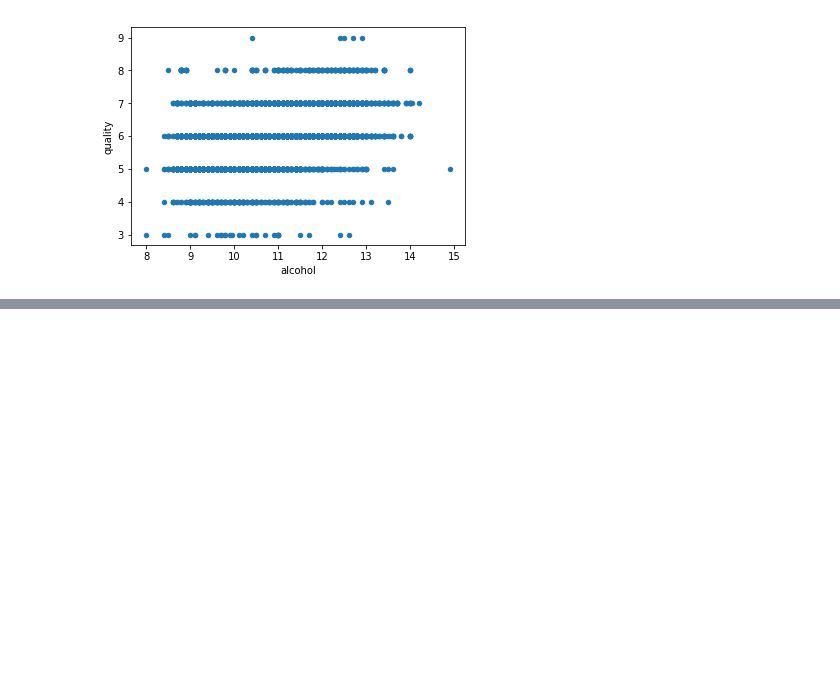
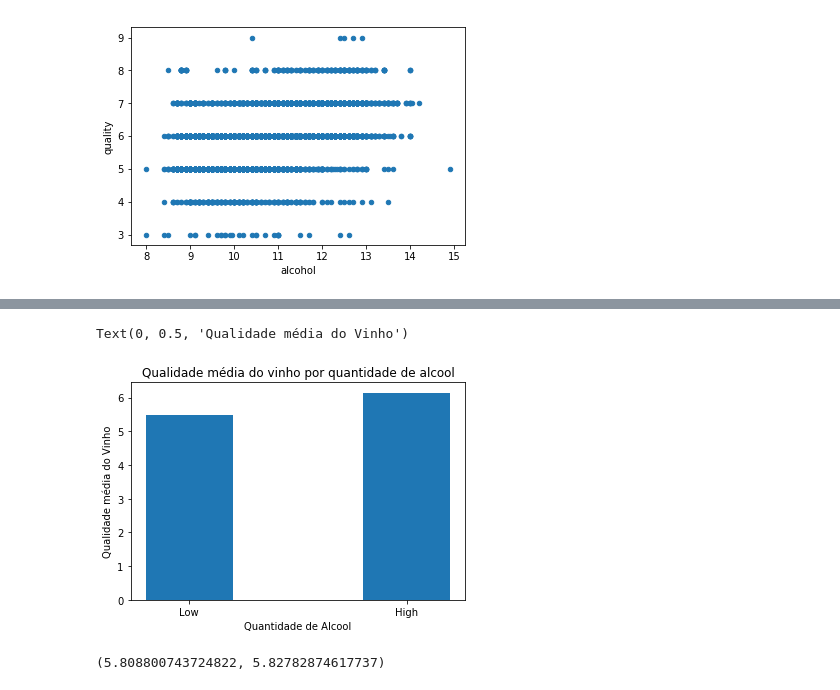
Before and after one commit to victoraugustosouza/jupyter_FDS1, a Jupyter notebook: victor.ipynb, the cells around one changed output, grey strips where cells are left out. Drawn from its saved outputs; the diff is of its cells as text; code cells hidden in the pictures; blank space fills up the shorter version.

Commit message:
+advanced graph ploting

```diff
--- a/victor.ipynb
+++ b/victor.ipynb
@@ -105,3 +105,11 @@ dt.plot(kind='scatter',x='alcohol',y='quality')
 # %% [output]
 <matplotlib.axes._subplots.AxesSubplot at 0x...>
 [figure]
+# %%
+#using a somewhat advanced matplotlib
+import pandas as pd
+import numpy as np
+import matplotlib.pyplot as plt
+%matplotlib inline
+
+df = pd.read_csv('white-red-winw.csv')
@@ -107,0 +123,37 @@ dt.plot(kind='scatter',x='alcohol',y='quality')
+# %%
+#mediana
+mediana = df['alcohol'].median()
+#separando grupos com alto e baixo teor de alcohol
+low_alcohol = df.query("alcohol < @mediana")
+high_alcohol = df.query("alcohol >= @mediana")
+
+#calculando a qualidade média dos dois grupos
+mean_low = low_alcohol['quality'].mean()
+mean_high = high_alcohol['quality'].mean()
+# %%
+#criando gráfico de barras
+locations = [1,3]
+heights = [mean_low,mean_high]
+labels = ['Low','High']
+plt.bar(locations,heights,tick_label=labels)
+plt.title("Qualidade média do vinho por quantidade de alcool")
+plt.xlabel('Quantidade de Alcool')
+plt.ylabel('Qualidade média do Vinho')
+# %% [output]
+Text(0, 0.5, 'Qualidade média do Vinho')
+[figure, added]
+# %%
+#vinhos com menos açucar recebem notas melhores?
+df = pd.read_csv('white-red-winw.csv')
+df.rename(columns={'residual sugar': 'residual_sugar'}, inplace=True)
+#mediana
+median = df['residual_sugar'].median()
+#separando em dois grupos, alto e baixa qtd de açucar
+low_s = df.query("residual_sugar < @median")
+high_s = df.query("residual_sugar >= @median")
+#media de qualidade de vinho com mis e menos açucar
+lows_quality=low_s['quality'].mean()
+highs_quality = high_s['quality'].mean()
+lows_quality,highs_quality
+# %% [output]
+(5.808800743724822, 5.82782874617737)
```
Also changed, not shown: parts of 2 cells of this notebook.
